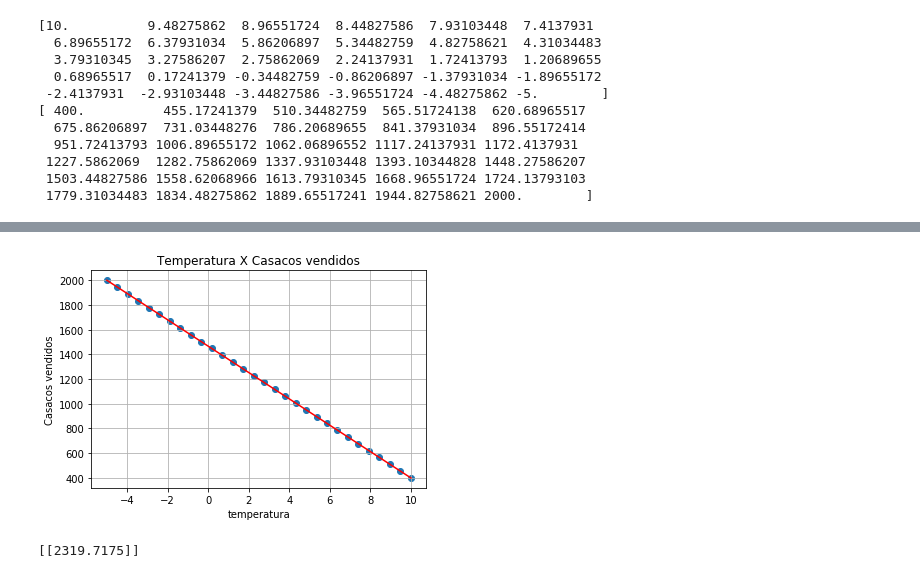
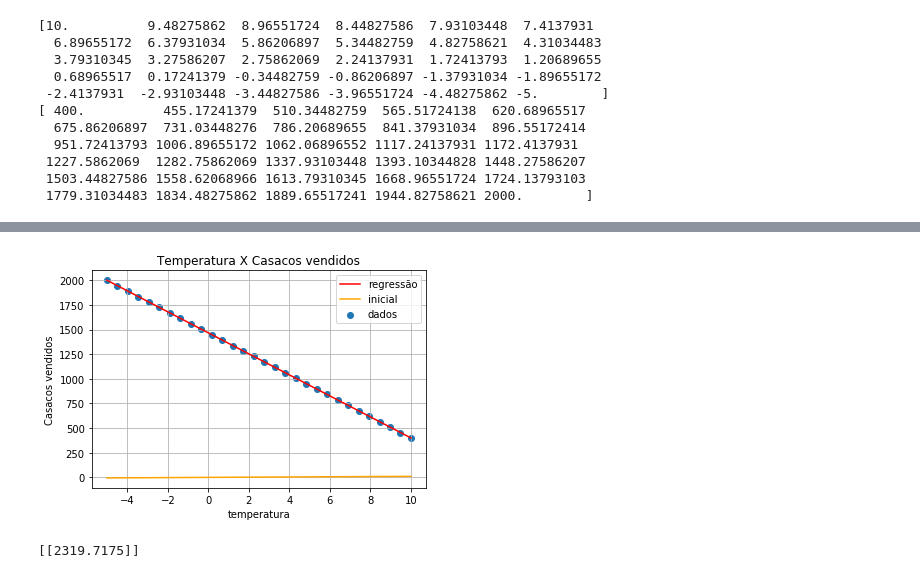
Before and after one commit to allandcnarciso/Sell-Cars-GPD-Regression-, a Jupyter notebook: simple.ipynb, the cells around one changed output, grey strips where cells are left out. Drawn from its saved outputs; the diff is of its cells as text; code cells hidden in the pictures.

```diff
--- a/simple.ipynb
+++ b/simple.ipynb
@@ -28,4 +26,7 @@ print(coats)
 model = Sequential()
 model.add(Dense(1, input_dim=1,  activation='linear'))
 model.compile(optimizer='sgd',loss='mse')
-model.fit(temp,coats, epochs=600, verbose=1)
+
+weights = model.layers[0].get_weights()
+w_init = weights[0][0][0]
+b_init = weights[1][0]
@@ -51,17 +54,19 @@ Epoch 600/600
 # %%
 weights = model.layers[0].get_weights()
 w = weights[0][0][0]
 b = weights[1][0]
 
-plt.scatter(temp,coats)
+plt.scatter(temp,coats,label='dados')
 plt.grid(True)
 plt.ylabel('Casacos vendidos')
 plt.xlabel('temperatura')
 plt.title('Temperatura X Casacos vendidos')
-plt.plot(temp, w*temp + b, c='red')
+plt.plot(temp, w*temp + b, c='red', label='regressão' )
+plt.plot(temp, w_init*temp + b_init, c='orange', label='inicial')
+plt.legend()
 plt.show()
 # %% [output]
-[figure, old version]
+[figure, new version]
 # %%
 next_winter = np.array([-8])
 print(model.predict(next_winter))
```
Also changed, not shown: parts of 3 cells of this notebook, 3 other files.
